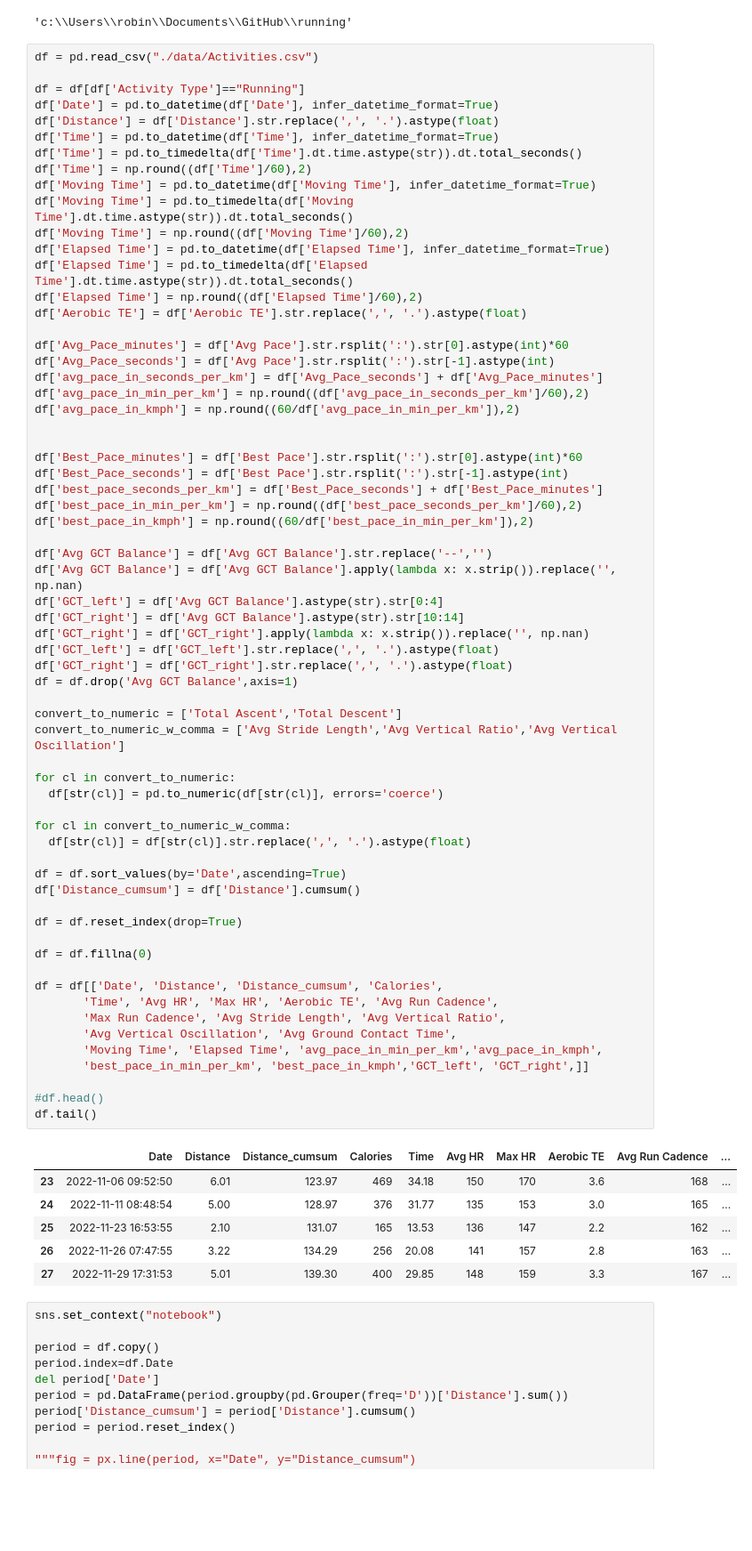
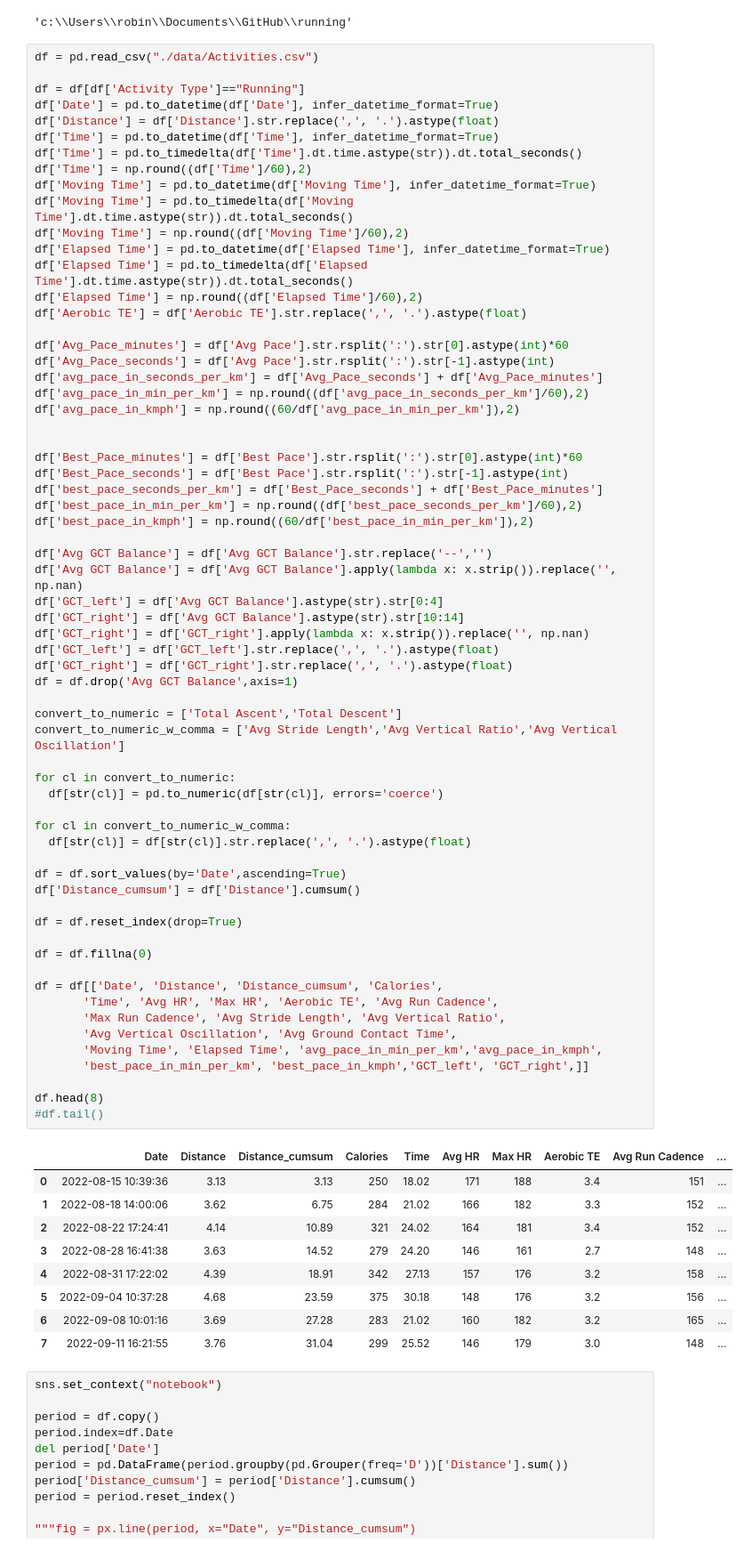
Before and after one commit to rluyck/running, a Jupyter notebook: notebook.ipynb, the cells around one changed output. Shown: that part at 89% size. Drawn from its saved outputs; the diff is of its cells as text; blank space fills up the shorter version.

```diff
--- a/notebook.ipynb
+++ b/notebook.ipynb
@@ -56,40 +56,43 @@ df['GCT_right'] = df['Avg GCT Balance'].astype(str).str[10:14]
 df['GCT_right'] = df['GCT_right'].apply(lambda x: x.strip()).replace('', np.nan)
 df['GCT_left'] = df['GCT_left'].str.replace(',', '.').astype(float)
 df['GCT_right'] = df['GCT_right'].str.replace(',', '.').astype(float)
 df = df.drop('Avg GCT Balance',axis=1)
 
 convert_to_numeric = ['Total Ascent','Total Descent']
 convert_to_numeric_w_comma = ['Avg Stride Length','Avg Vertical Ratio','Avg Vertical Oscillation']
 
 for cl in convert_to_numeric:
   df[str(cl)] = pd.to_numeric(df[str(cl)], errors='coerce')
 
 for cl in convert_to_numeric_w_comma:
   df[str(cl)] = df[str(cl)].str.replace(',', '.').astype(float)
 
 df = df.sort_values(by='Date',ascending=True)
 df['Distance_cumsum'] = df['Distance'].cumsum()
 
 df = df.reset_index(drop=True)
 
 df = df.fillna(0)
 
 df = df[['Date', 'Distance', 'Distance_cumsum', 'Calories',
        'Time', 'Avg HR', 'Max HR', 'Aerobic TE', 'Avg Run Cadence',
        'Max Run Cadence', 'Avg Stride Length', 'Avg Vertical Ratio',
        'Avg Vertical Oscillation', 'Avg Ground Contact Time',
        'Moving Time', 'Elapsed Time', 'avg_pace_in_min_per_km','avg_pace_in_kmph',
        'best_pace_in_min_per_km', 'best_pace_in_kmph','GCT_left', 'GCT_right',]]
 
-#df.head()
-df.tail()
+df.head(8)
+#df.tail()
 # %% [output]
 |  | Date | Distance | Distance_cumsum | Calories | Time | Avg HR | Max HR | Aerobic TE | Avg Run Cadence | ... |
-| 23 | 2022-11-06 09:52:50 | 6.01 | 123.97 | 469 | 34.18 | 150 | 170 | 3.6 | 168 | ... |
-| 24 | 2022-11-11 08:48:54 | 5.00 | 128.97 | 376 | 31.77 | 135 | 153 | 3.0 | 165 | ... |
-| 25 | 2022-11-23 16:53:55 | 2.10 | 131.07 | 165 | 13.53 | 136 | 147 | 2.2 | 162 | ... |
-| 26 | 2022-11-26 07:47:55 | 3.22 | 134.29 | 256 | 20.08 | 141 | 157 | 2.8 | 163 | ... |
-| 27 | 2022-11-29 17:31:53 | 5.01 | 139.30 | 400 | 29.85 | 148 | 159 | 3.3 | 167 | ... |
+| 0 | 2022-08-15 10:39:36 | 3.13 | 3.13 | 250 | 18.02 | 171 | 188 | 3.4 | 151 | ... |
+| 1 | 2022-08-18 14:00:06 | 3.62 | 6.75 | 284 | 21.02 | 166 | 182 | 3.3 | 152 | ... |
+| 2 | 2022-08-22 17:24:41 | 4.14 | 10.89 | 321 | 24.02 | 164 | 181 | 3.4 | 152 | ... |
+| 3 | 2022-08-28 16:41:38 | 3.63 | 14.52 | 279 | 24.20 | 146 | 161 | 2.7 | 148 | ... |
+| 4 | 2022-08-31 17:22:02 | 4.39 | 18.91 | 342 | 27.13 | 157 | 176 | 3.2 | 158 | ... |
+| 5 | 2022-09-04 10:37:28 | 4.68 | 23.59 | 375 | 30.18 | 148 | 176 | 3.2 | 156 | ... |
+| 6 | 2022-09-08 10:01:16 | 3.69 | 27.28 | 283 | 21.02 | 160 | 182 | 3.2 | 165 | ... |
+| 7 | 2022-09-11 16:21:55 | 3.76 | 31.04 | 299 | 25.52 | 146 | 179 | 3.0 | 148 | ... |
 # %%
 sns.set_context("notebook")
 
```
Also changed, not shown: parts of 1 cell of this notebook, 1 other file.
